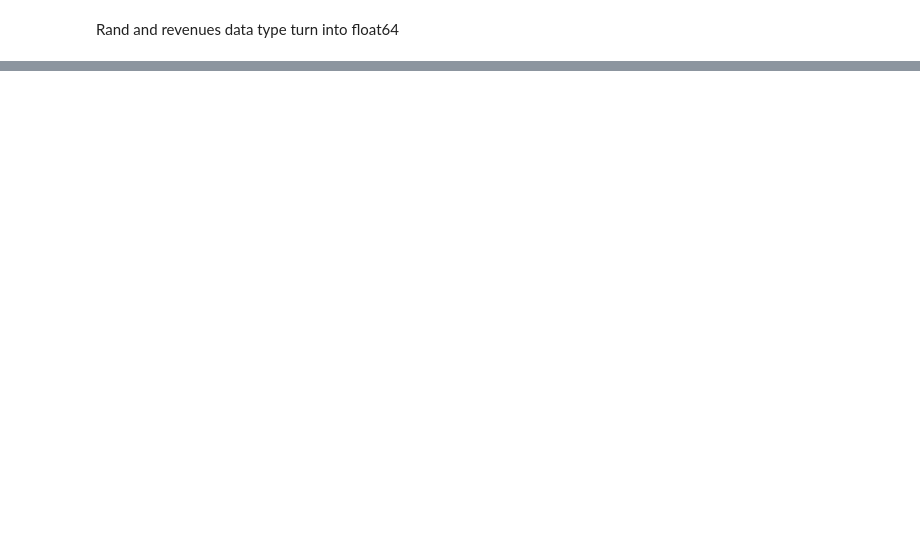
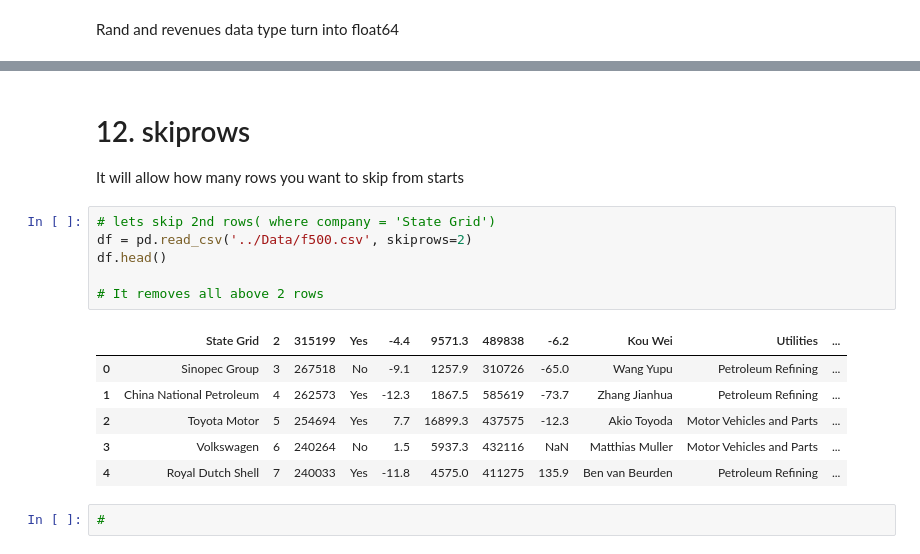
Before and after one commit to RoyelBee/Best-on-Python, a Jupyter notebook: pandas/read_csv parameters.ipynb, the cells around one changed output, grey strips where cells are left out. Cells and saved outputs as stored; diff of their text form; blank space fills up the shorter version.

Commit message:
skiprows, true_val, false val

```diff
--- a/pandas/read_csv parameters.ipynb
+++ b/pandas/read_csv parameters.ipynb
@@ -129,0 +313,18 @@ Rand and revenues data type turn into float64
+# %% [markdown]
+# 12. skiprows
+It will allow how many rows you want to skip from starts
+# %%
+# lets skip 2nd rows( where company = 'State Grid')
+df = pd.read_csv('../Data/f500.csv', skiprows=2)
+df.head()
+
+# It removes all above 2 rows
+# %% [output]
+|  | State Grid | 2 | 315199 | Yes | -4.4 | 9571.3 | 489838 | -6.2 | Kou Wei | Utilities | ... |
+| 0 | Sinopec Group | 3 | 267518 | No | -9.1 | 1257.9 | 310726 | -65.0 | Wang Yupu | Petroleum Refining | ... |
+| 1 | China National Petroleum | 4 | 262573 | Yes | -12.3 | 1867.5 | 585619 | -73.7 | Zhang Jianhua | Petroleum Refining | ... |
+| 2 | Toyota Motor | 5 | 254694 | Yes | 7.7 | 16899.3 | 437575 | -12.3 | Akio Toyoda | Motor Vehicles and Parts | ... |
+| 3 | Volkswagen | 6 | 240264 | No | 1.5 | 5937.3 | 432116 | NaN | Matthias Muller | Motor Vehicles and Parts | ... |
+| 4 | Royal Dutch Shell | 7 | 240033 | Yes | -11.8 | 4575.0 | 411275 | 135.9 | Ben van Beurden | Petroleum Refining | ... |
+# %%
+#
```
Also changed, not shown: parts of 38 cells of this notebook, 1 other file.
